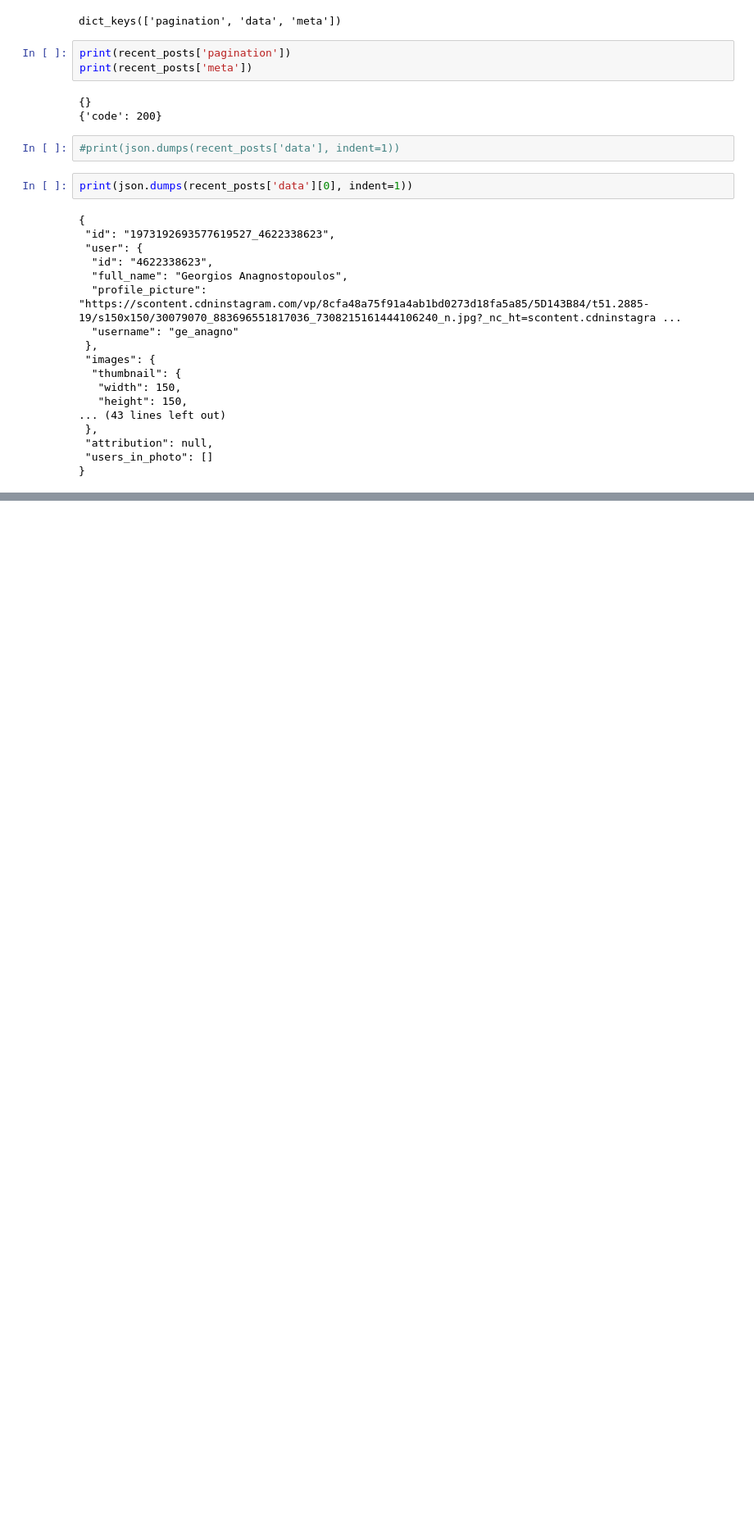
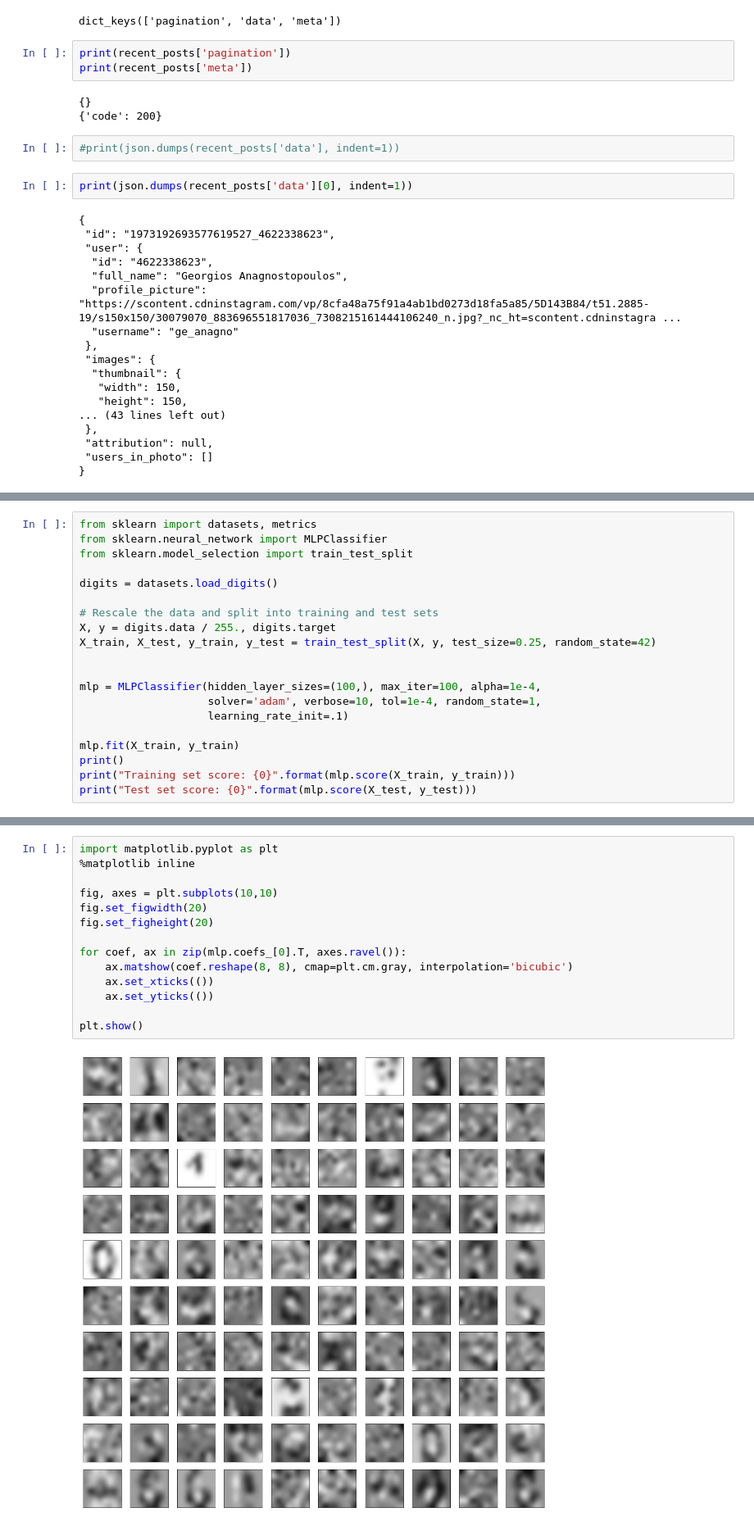
Before and after one commit to GAnagno/Social-Web, a Jupyter notebook: Instagram.ipynb, the cells around one changed output, grey strips where cells are left out. Shown at 82% size. Cells and saved outputs as stored; diff of their text form; blank space fills up the shorter version.

```diff
--- a/Instagram.ipynb
+++ b/Instagram.ipynb
@@ -134,0 +137,20 @@ print(json.dumps(recent_posts['data'][0], indent=1))
+# %%
+from sklearn import datasets, metrics
+from sklearn.neural_network import MLPClassifier
+from sklearn.model_selection import train_test_split
+
+digits = datasets.load_digits()
+
+# Rescale the data and split into training and test sets
+X, y = digits.data / 255., digits.target
+X_train, X_test, y_train, y_test = train_test_split(X, y, test_size=0.25, random_state=42)
+
+
+mlp = MLPClassifier(hidden_layer_sizes=(100,), max_iter=100, alpha=1e-4,
+                    solver='adam', verbose=10, tol=1e-4, random_state=1,
+                    learning_rate_init=.1)
+
+mlp.fit(X_train, y_train)
+print()
+print("Training set score: {0}".format(mlp.score(X_train, y_train)))
+print("Test set score: {0}".format(mlp.score(X_test, y_test)))
@@ -134,0 +175,16 @@ print(json.dumps(recent_posts['data'][0], indent=1))
+# %%
+import matplotlib.pyplot as plt
+%matplotlib inline
+
+fig, axes = plt.subplots(10,10)
+fig.set_figwidth(20)
+fig.set_figheight(20)
+
+for coef, ax in zip(mlp.coefs_[0].T, axes.ravel()):
+    ax.matshow(coef.reshape(8, 8), cmap=plt.cm.gray, interpolation='bicubic')
+    ax.set_xticks(())
+    ax.set_yticks(())
+
+plt.show()
+# %% [output]
+[figure, added]
```
Also changed, not shown: parts of 3 cells of this notebook.
